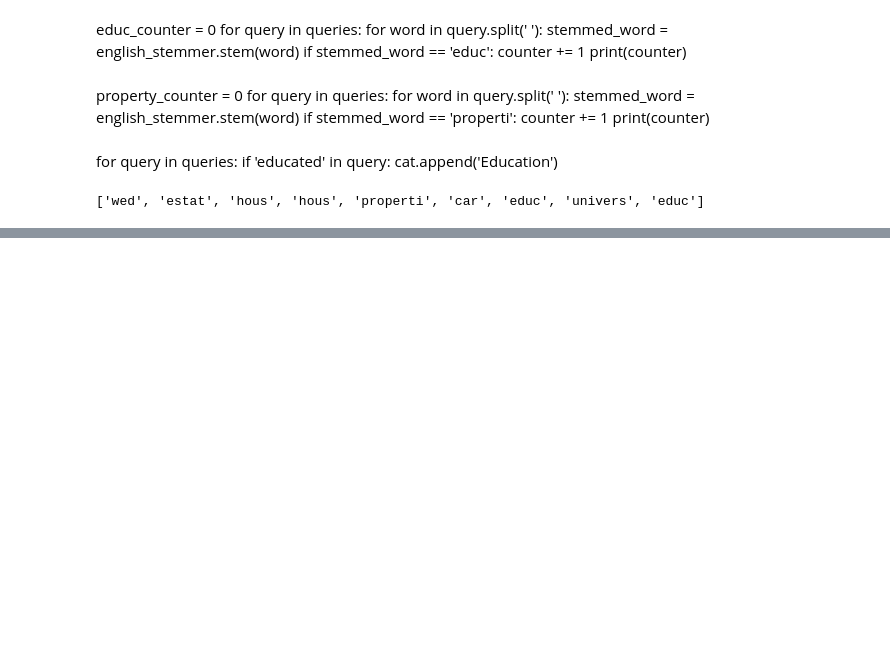
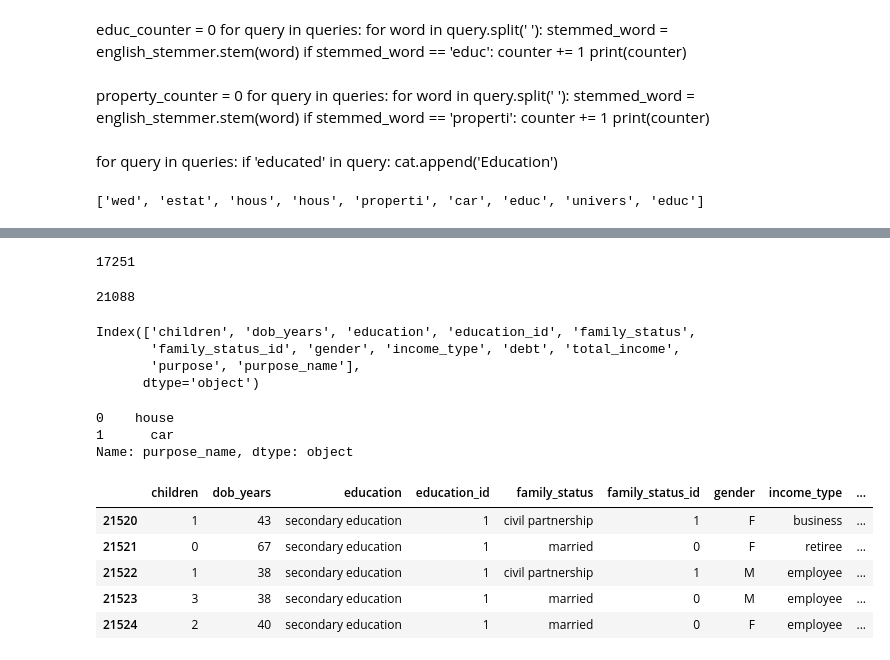
Before and after one commit to Alumasa/data_science_practicum, a Jupyter notebook: Project1.ipynb, the cells around one changed output, grey strips where cells are left out. Saved outputs shown, nothing was run; the diff lists cells and outputs as text; code cells hidden in the pictures; blank space fills up the shorter version.

```diff
--- a/Project1.ipynb
+++ b/Project1.ipynb
@@ -97,10 +97,6 @@ unmarried             2813
 divorced              1195
 widow / widower        960
 Name: family_status, dtype: int64
-# %%
-df['gender'].value_counts()
-df.drop([10701], axis=0, inplace=True)
-#df.reset_index(drop=True)
 # %%
 df.gender.value_counts()
 df.reset_index(drop=True)
@@ -347 +391,15 @@ print(stemmed_word)
+# %%
+for i in cat:
+    if i == 'wedding':
+        purpose_id.append('wedding')
+print(len(purpose_id))
+# %% [output]
+17251
+# %%
+for i in cat:
+    if i == 'car':
+        purpose_id.append('car')
+print(len(purpose_id))
+# %% [output]
+21088
 # %%
@@ -350,0 +412,23 @@ for query in queries:
+# %%
+#df['purpose_name'] = pd.Series(cat2, dtype='object') #create an empty column
+df.columns
+# %% [output]
+Index(['children', 'dob_years', 'education', 'education_id', 'family_status',
+       'family_status_id', 'gender', 'income_type', 'debt', 'total_income',
+       'purpose', 'purpose_name'],
+      dtype='object')
+# %%
+df['purpose_name'].head(2)
+# %% [output]
+0    house
+1      car
+Name: purpose_name, dtype: object
+# %%
+df.tail(5)
+# %% [output]
+|  | children | dob_years | education | education_id | family_status | family_status_id | gender | income_type | ... |
+| 21520 | 1 | 43 | secondary education | 1 | civil partnership | 1 | F | business | ... |
+| 21521 | 0 | 67 | secondary education | 1 | married | 0 | F | retiree | ... |
+| 21522 | 1 | 38 | secondary education | 1 | civil partnership | 1 | M | employee | ... |
+| 21523 | 3 | 38 | secondary education | 1 | married | 0 | M | employee | ... |
+| 21524 | 2 | 40 | secondary education | 1 | married | 0 | F | employee | ... |
```
Also changed, not shown: parts of 17 cells of this notebook.
